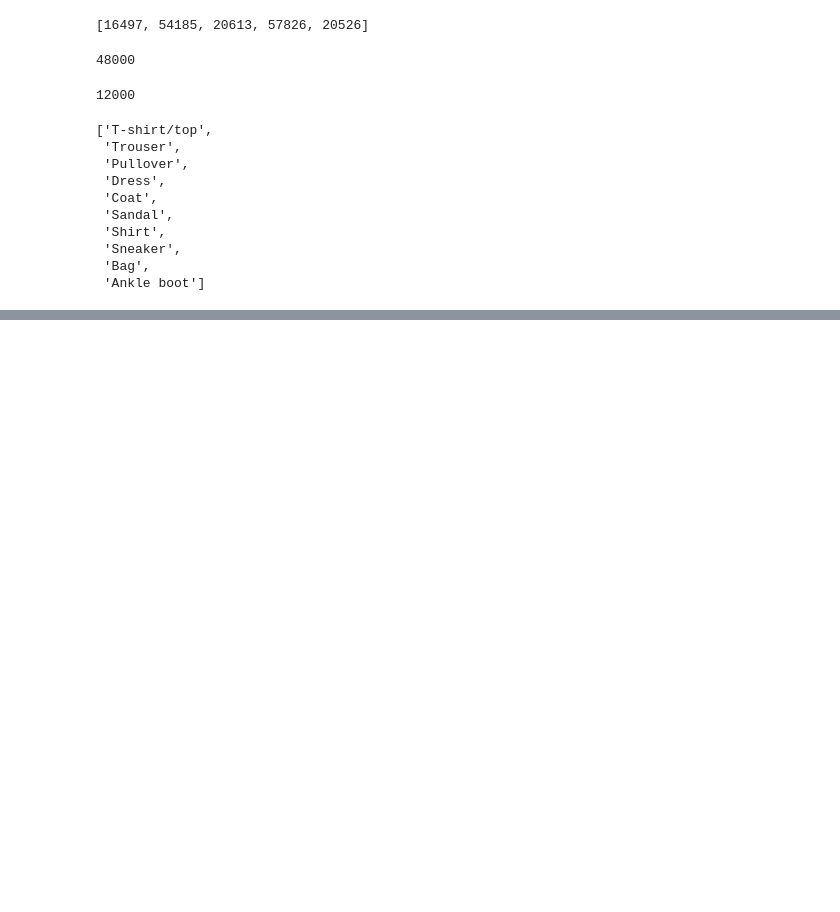
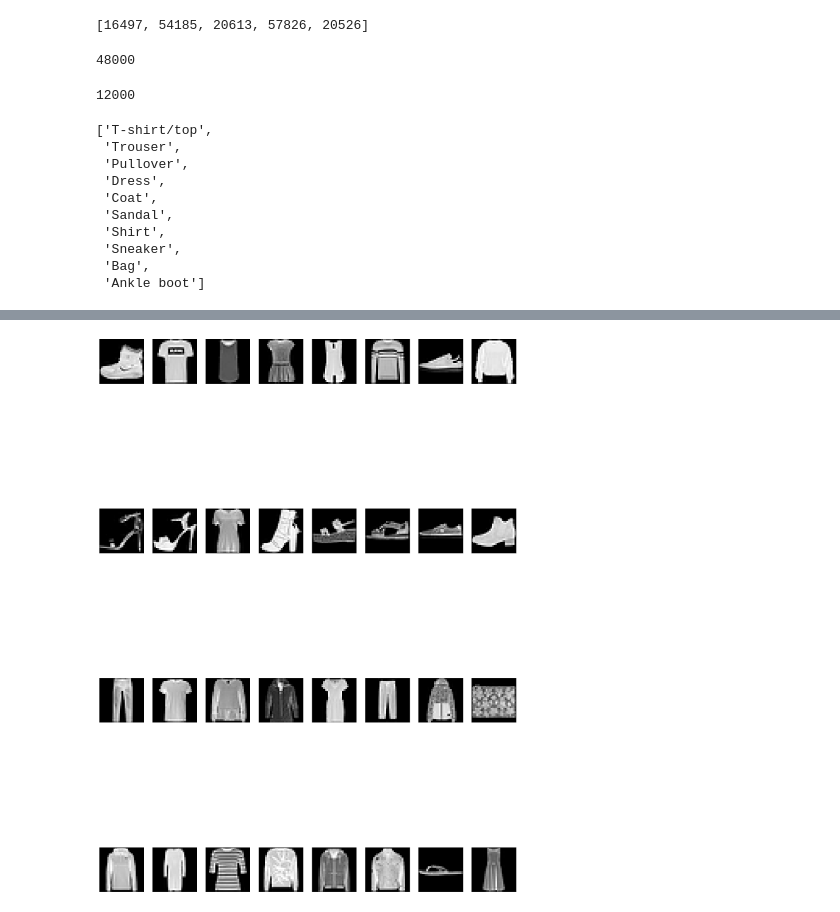
Before and after one commit to mistertandon/ud-10-deep-learning-v2-pytorch, a Jupyter notebook: weight-initialization/weight_initialization_exercise_self.ipynb, the cells around one changed output, grey strips where cells are left out. Drawn from its saved outputs; the diff is of its cells as text; code cells hidden in the pictures; blank space fills up the shorter version.

Commit message:
feat: Weight initialization FashionMNIST dataset
Develop code to display test images.

```diff
--- a/weight-initialization/weight_initialization_exercise_self.ipynb
+++ b/weight-initialization/weight_initialization_exercise_self.ipynb
@@ -237,8 +294,11 @@ with torch.no_grad():
 # %%
-plt.figure(figsize = (40, 40))
+plt.figure(figsize = (25, 40))
 for index in range(batch_size):
 
     ax = plt.subplot(4, 8, index + 1, xticks = [], yticks = [])
-    img = test_images[index].view(1, -1).numpy()
+    img = test_images[index].view(28, 28).numpy()
+
 
     ax.imshow(img, cmap = 'gray')
+# %% [output]
+[figure, added]
```
Also changed, not shown: parts of 10 cells of this notebook.
